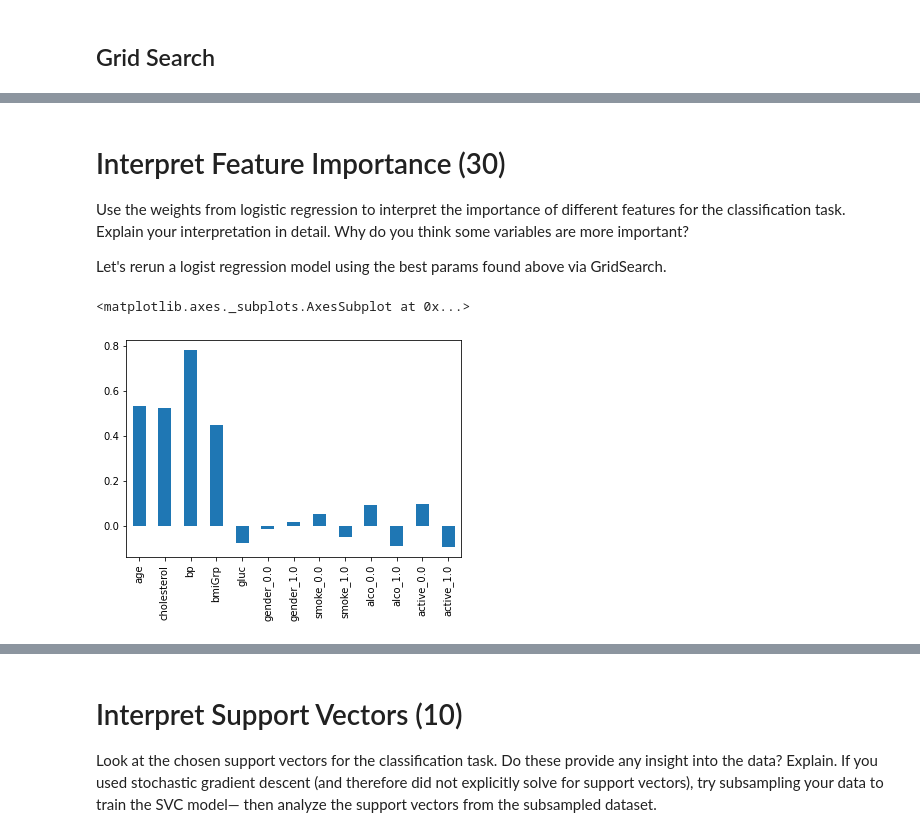
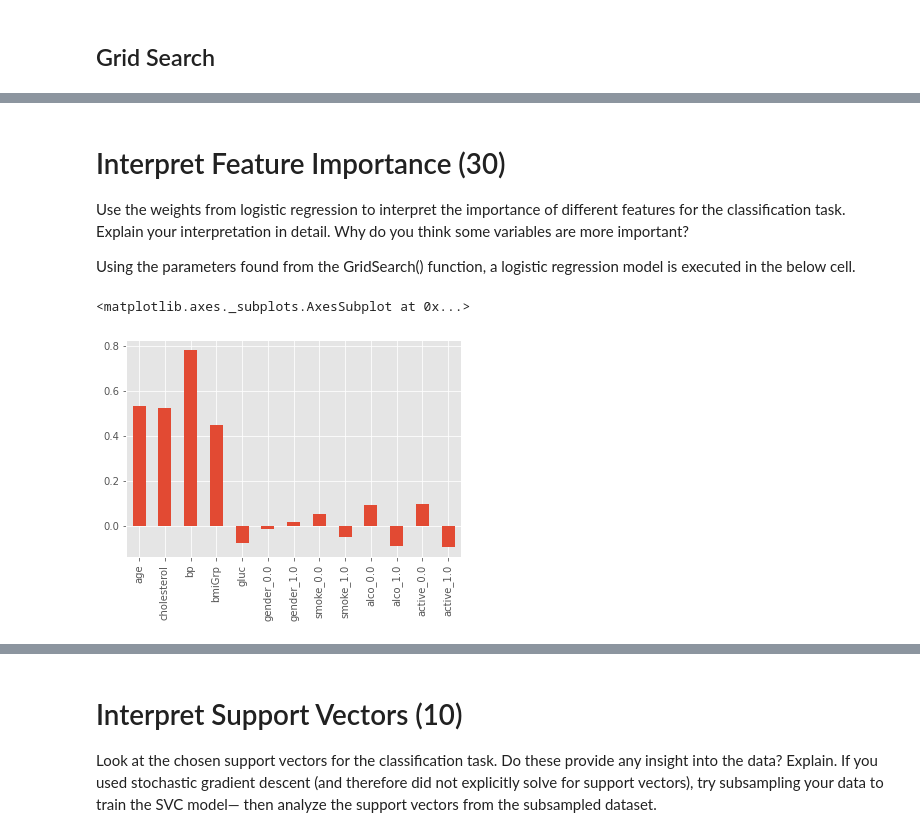
Before and after one commit to RobinsonCW/CardiovascularDiseaseClassification, a Jupyter notebook: src/objectives/mini-lab/CVD-LogReg-SVC-Mini-Lab.ipynb, the cells around one changed output, grey strips where cells are left out. Cells and saved outputs as stored; diff of their text form; code cells hidden in the pictures.

```diff
--- a/src/objectives/mini-lab/CVD-LogReg-SVC-Mini-Lab.ipynb
+++ b/src/objectives/mini-lab/CVD-LogReg-SVC-Mini-Lab.ipynb
@@ -152,7 +141,7 @@ for clf, label in zip([pipe1, pipe2, pipe3], clf_labels):
     scores = cross_val_score(estimator=clf,
                              X=X_train,
                              y=y_train,
-                             cv=2,
+                             cv=10,
                              scoring='roc_auc',
                              n_jobs=-1)
     print("ROC AUC: %0.2f (+/- %0.2f) [%s]"
@@ -305,7 +300,8 @@ All of the models ran have a similar score. However, the time to run the models
 
 Use the weights from logistic regression to interpret the importance of different features for the classification task. Explain your interpretation in detail. Why do you think some variables are more important?
 
-Let's rerun a logist regression model using the best params found above via GridSearch.
+
+Using the parameters found from the GridSearch() function, a logistic regression model is executed in the below cell.
 # %%
 X_train, X_test, y_train, y_test =\
     train_test_split(X, y,
@@ -355,9 +351,11 @@ def get_transformer_feature_names(columnTransformer):
 
     return output_features
 # %%
+plt.style.use('ggplot')
+
 weightNames = get_transformer_feature_names(pipe1['preprocessor'])
 weights = pd.Series(pipe1['logistic'].coef_[0], index=weightNames)
 weights.plot(kind='bar')
 # %% [output]
 <matplotlib.axes._subplots.AxesSubplot at 0x...>
-[figure, old version]
+[figure, new version]
```
Also changed, not shown: parts of 17 cells of this notebook, 1 other file.
